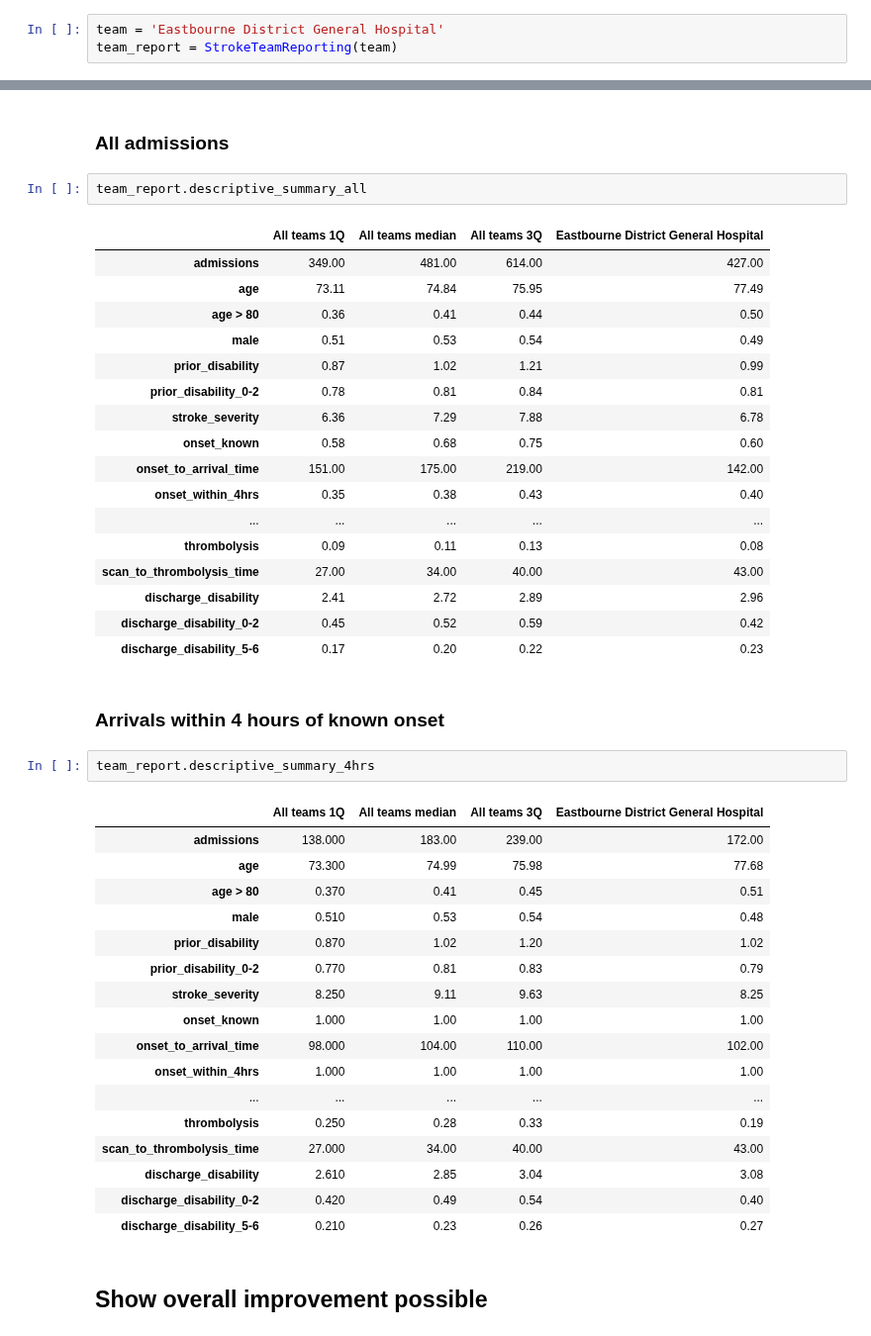
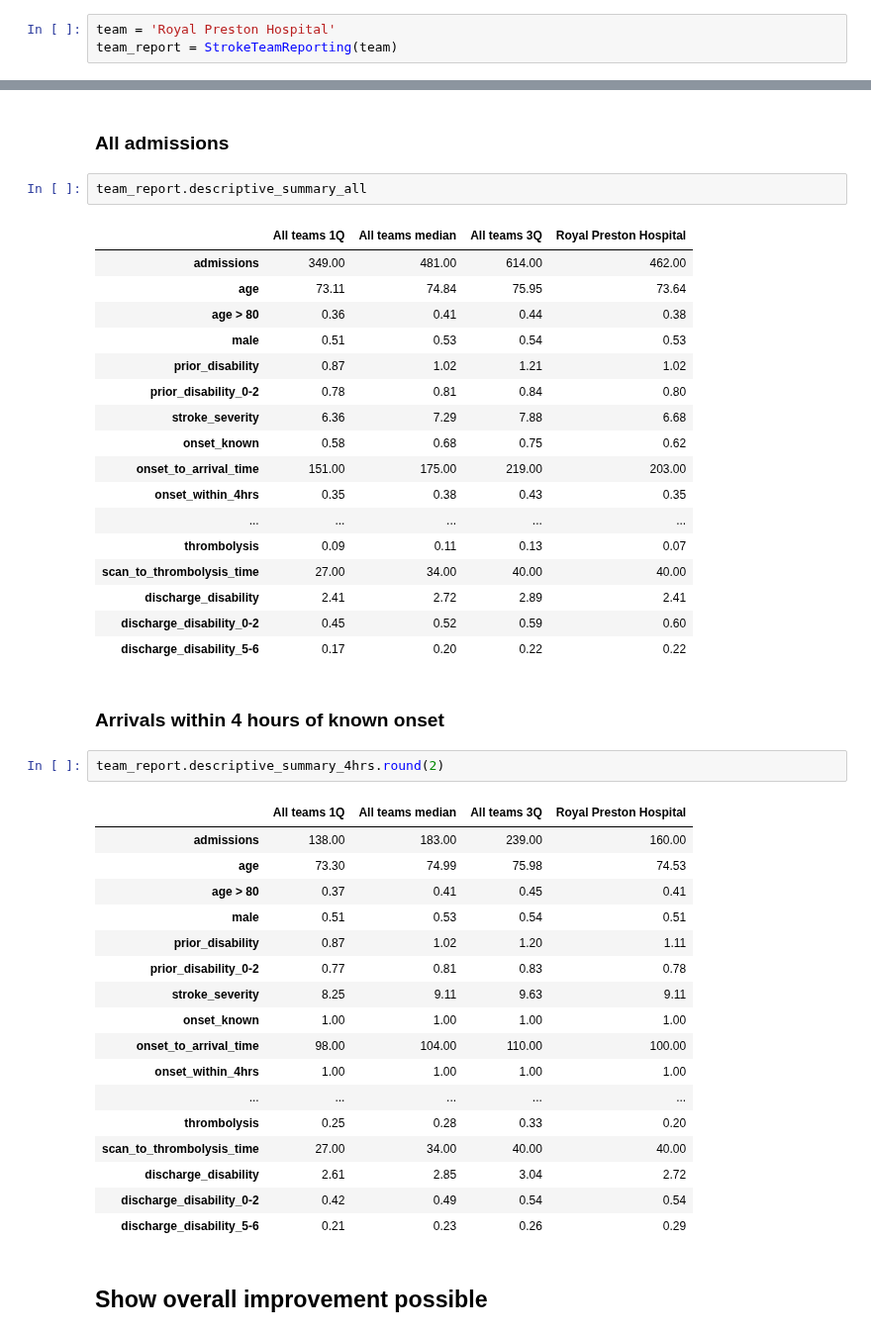
Before and after one commit to samuel-book/samuel_2_production, a Jupyter notebook: 3_hospital_report.ipynb, the cells around one changed output, grey strips where cells are left out. Shown at 99% size. Saved outputs shown, nothing was run; the diff lists cells and outputs as text.

```diff
--- a/3_hospital_report.ipynb
+++ b/3_hospital_report.ipynb
@@ -13,7 +13,7 @@ from utils.stroke_team_reporting import StrokeTeamReporting
 
 Set team and set up reporting object.
 # %%
-team = 'Eastbourne District General Hospital'
+team = 'Royal Preston Hospital'
 team_report = StrokeTeamReporting(team)
 # %% [markdown]
 ## Descriptive statistics
@@ -22,45 +22,45 @@ team_report = StrokeTeamReporting(team)
 # %%
 team_report.descriptive_summary_all
 # %% [output]
-|  | All teams 1Q | All teams median | All teams 3Q | Eastbourne District General Hospital |
-| admissions | 349.00 | 481.00 | 614.00 | 427.00 |
-| age | 73.11 | 74.84 | 75.95 | 77.49 |
-| age > 80 | 0.36 | 0.41 | 0.44 | 0.50 |
-| male | 0.51 | 0.53 | 0.54 | 0.49 |
-| prior_disability | 0.87 | 1.02 | 1.21 | 0.99 |
-| prior_disability_0-2 | 0.78 | 0.81 | 0.84 | 0.81 |
-| stroke_severity | 6.36 | 7.29 | 7.88 | 6.78 |
-| onset_known | 0.58 | 0.68 | 0.75 | 0.60 |
-| onset_to_arrival_time | 151.00 | 175.00 | 219.00 | 142.00 |
-| onset_within_4hrs | 0.35 | 0.38 | 0.43 | 0.40 |
+|  | All teams 1Q | All teams median | All teams 3Q | Royal Preston Hospital |
+| admissions | 349.00 | 481.00 | 614.00 | 462.00 |
+| age | 73.11 | 74.84 | 75.95 | 73.64 |
+| age > 80 | 0.36 | 0.41 | 0.44 | 0.38 |
+| male | 0.51 | 0.53 | 0.54 | 0.53 |
+| prior_disability | 0.87 | 1.02 | 1.21 | 1.02 |
+| prior_disability_0-2 | 0.78 | 0.81 | 0.84 | 0.80 |
+| stroke_severity | 6.36 | 7.29 | 7.88 | 6.68 |
+| onset_known | 0.58 | 0.68 | 0.75 | 0.62 |
+| onset_to_arrival_time | 151.00 | 175.00 | 219.00 | 203.00 |
+| onset_within_4hrs | 0.35 | 0.38 | 0.43 | 0.35 |
 | ... | ... | ... | ... | ... |
-| thrombolysis | 0.09 | 0.11 | 0.13 | 0.08 |
-| scan_to_thrombolysis_time | 27.00 | 34.00 | 40.00 | 43.00 |
-| discharge_disability | 2.41 | 2.72 | 2.89 | 2.96 |
-| discharge_disability_0-2 | 0.45 | 0.52 | 0.59 | 0.42 |
-| discharge_disability_5-6 | 0.17 | 0.20 | 0.22 | 0.23 |
+| thrombolysis | 0.09 | 0.11 | 0.13 | 0.07 |
+| scan_to_thrombolysis_time | 27.00 | 34.00 | 40.00 | 40.00 |
+| discharge_disability | 2.41 | 2.72 | 2.89 | 2.41 |
+| discharge_disability_0-2 | 0.45 | 0.52 | 0.59 | 0.60 |
+| discharge_disability_5-6 | 0.17 | 0.20 | 0.22 | 0.22 |
 # %% [markdown]
 ### Arrivals within 4 hours of known onset
 # %%
-team_report.descriptive_summary_4hrs
+team_report.descriptive_summary_4hrs.round(2)
 # %% [output]
-|  | All teams 1Q | All teams median | All teams 3Q | Eastbourne District General Hospital |
-| admissions | 138.000 | 183.00 | 239.00 | 172.00 |
-| age | 73.300 | 74.99 | 75.98 | 77.68 |
-| age > 80 | 0.370 | 0.41 | 0.45 | 0.51 |
-| male | 0.510 | 0.53 | 0.54 | 0.48 |
-| prior_disability | 0.870 | 1.02 | 1.20 | 1.02 |
-| prior_disability_0-2 | 0.770 | 0.81 | 0.83 | 0.79 |
-| stroke_severity | 8.250 | 9.11 | 9.63 | 8.25 |
-| onset_known | 1.000 | 1.00 | 1.00 | 1.00 |
-| onset_to_arrival_time | 98.000 | 104.00 | 110.00 | 102.00 |
-| onset_within_4hrs | 1.000 | 1.00 | 1.00 | 1.00 |
+|  | All teams 1Q | All teams median | All teams 3Q | Royal Preston Hospital |
+| admissions | 138.00 | 183.00 | 239.00 | 160.00 |
+| age | 73.30 | 74.99 | 75.98 | 74.53 |
+| age > 80 | 0.37 | 0.41 | 0.45 | 0.41 |
+| male | 0.51 | 0.53 | 0.54 | 0.51 |
+| prior_disability | 0.87 | 1.02 | 1.20 | 1.11 |
+| prior_disability_0-2 | 0.77 | 0.81 | 0.83 | 0.78 |
+| stroke_severity | 8.25 | 9.11 | 9.63 | 9.11 |
+| onset_known | 1.00 | 1.00 | 1.00 | 1.00 |
+| onset_to_arrival_time | 98.00 | 104.00 | 110.00 | 100.00 |
+| onset_within_4hrs | 1.00 | 1.00 | 1.00 | 1.00 |
 | ... | ... | ... | ... | ... |
-| thrombolysis | 0.250 | 0.28 | 0.33 | 0.19 |
-| scan_to_thrombolysis_time | 27.000 | 34.00 | 40.00 | 43.00 |
-| discharge_disability | 2.610 | 2.85 | 3.04 | 3.08 |
-| discharge_disability_0-2 | 0.420 | 0.49 | 0.54 | 0.40 |
-| discharge_disability_5-6 | 0.210 | 0.23 | 0.26 | 0.27 |
+| thrombolysis | 0.25 | 0.28 | 0.33 | 0.20 |
+| scan_to_thrombolysis_time | 27.00 | 34.00 | 40.00 | 40.00 |
+| discharge_disability | 2.61 | 2.85 | 3.04 | 2.72 |
+| discharge_disability_0-2 | 0.42 | 0.49 | 0.54 | 0.54 |
+| discharge_disability_5-6 | 0.21 | 0.23 | 0.26 | 0.29 |
 # %% [markdown]
 ## Show overall improvement possible
 # %%
```
Also changed, not shown: parts of 2 cells of this notebook, 2 other files.
